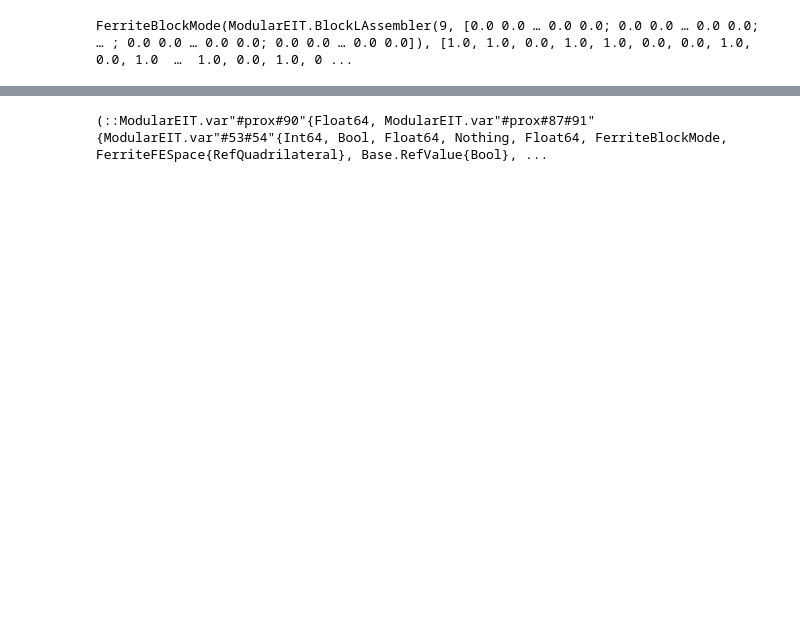
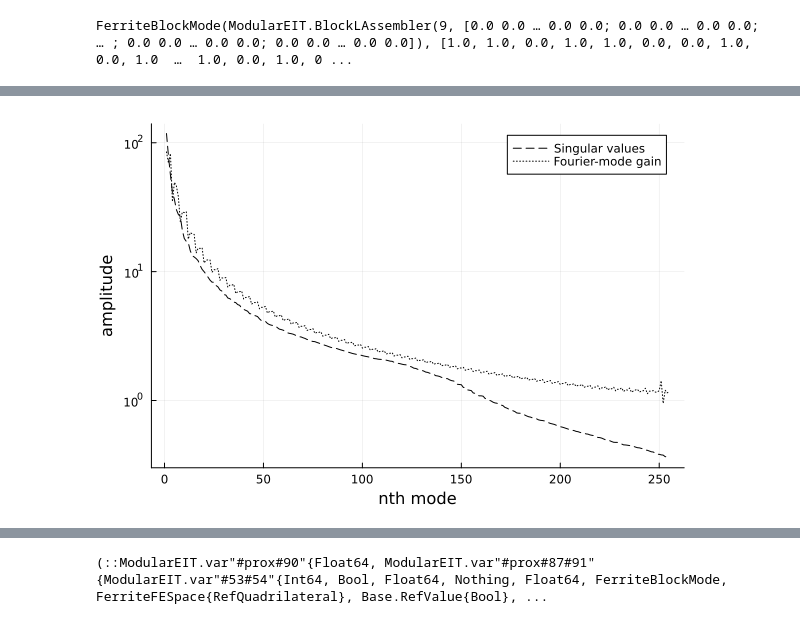
Before and after one commit to DanielBoigk/ModularEIT.jl, a Jupyter notebook: notebooks/block/001SolveTest.ipynb, the cells around one changed output, grey strips where cells are left out. Drawn from its saved outputs; the diff is of its cells as text; code cells hidden in the pictures; blank space fills up the shorter version.

```diff
--- a/notebooks/block/001SolveTest.ipynb
+++ b/notebooks/block/001SolveTest.ipynb
@@ -208,0 +218,9 @@ mean(G[:,1])
+# %%
+# Σ are singular values of Λn, i.e. the response gain ‖Λn v‖ for *unit-norm* v
+# (Gnew's columns are unit norm by construction in svd_on_modes). fbm_true.F's
+# columns are the response to the raw Fourier currents fe.down(G_in), which are
+# NOT unit norm after going through assemble_rhs_func/mean_zero_boundary — so the
+# raw column norms of fbm_true.F live on a different scale than Σ. Dividing by the
+# input norm (in the same fe.m-dim Euclidean space Λ's SVD is computed in) turns FT
+# into a gain ‖F_i‖/‖g_i‖, directly comparable to Σ.
+FT = vec(sqrt.(sum(abs2, fbm_true.F; dims=1))) ./ vec(sqrt.(sum(abs2, fe.down(G_in); dims=1)))
@@ -208,0 +245,13 @@ mean(G[:,1])
+# %%
+# FT is now scaled as a per-mode gain (‖F_i‖/‖g_i‖), same units as the
+# singular values Σ, so both curves sit on the same plot.
+plot!(
+    p,
+    #1:10, FT[1:10];
+    1:length(FT), FT;
+    color = :black,
+    linestyle = :dot,
+    label = "Fourier-mode gain",
+)
+# %% [output]
+[figure, added]
```
Also changed, not shown: parts of 15 cells of this notebook, 37 other files.
